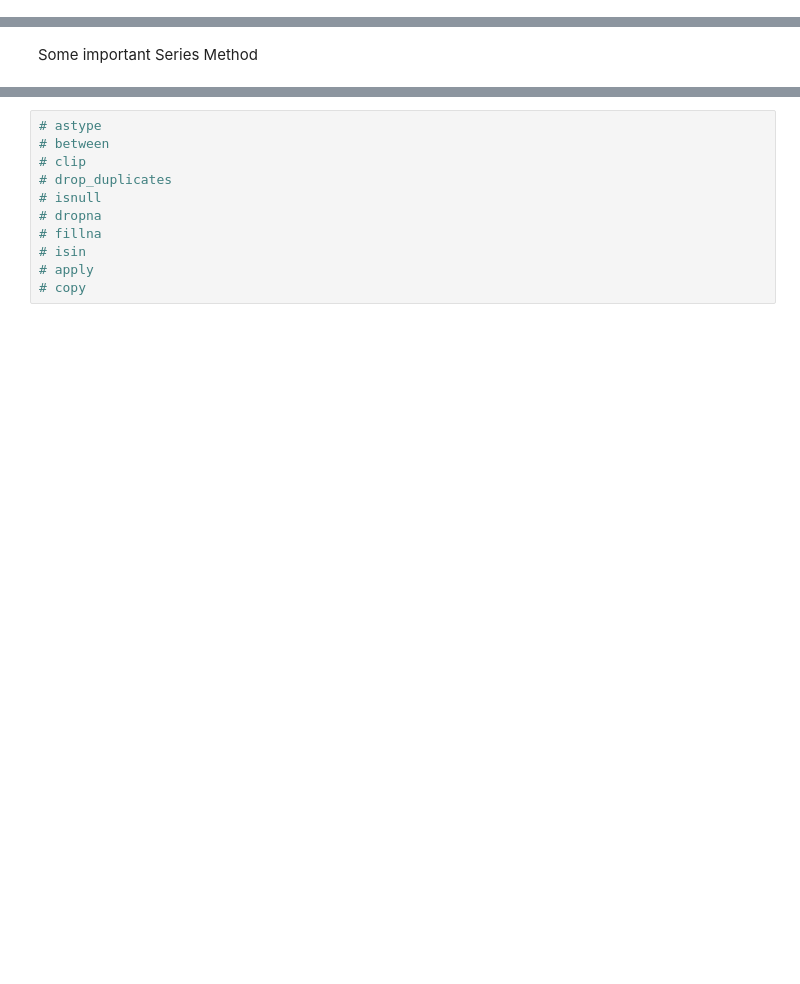
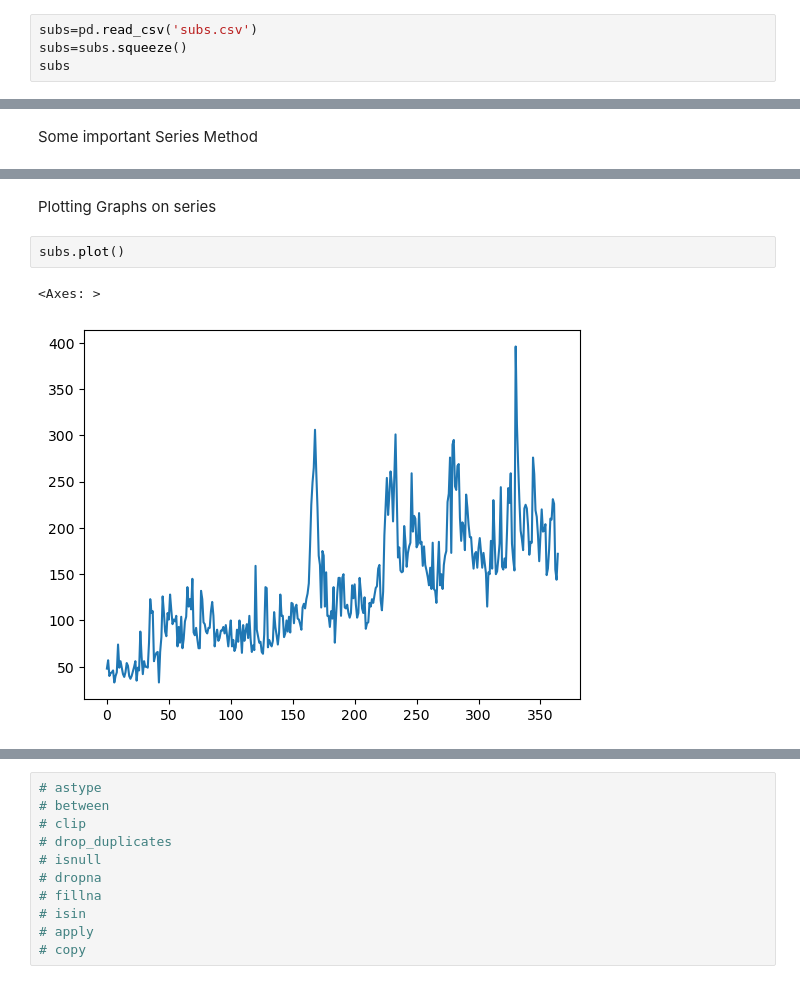
Before and after one commit to rahulkumar80026/Machine-Learning-Basic-to-Advanced, a Jupyter notebook: Pandas/pandas1.ipynb, the cells around one changed output, grey strips where cells are left out. Drawn from its saved outputs; the diff is of its cells as text; blank space fills up the shorter version.

```diff
--- a/Pandas/pandas1.ipynb
+++ b/Pandas/pandas1.ipynb
@@ -118,0 +127,4 @@ Series using read_csv
+# %%
+subs=pd.read_csv('subs.csv')
+subs=subs.squeeze()
+subs
@@ -123,0 +582,7 @@ Some important Series Method
+# %% [markdown]
+Plotting Graphs on series
+# %%
+subs.plot()
+# %% [output]
+<Axes: >
+[figure, added]
```
Also changed, not shown: parts of 96 cells of this notebook, 15 other files.
